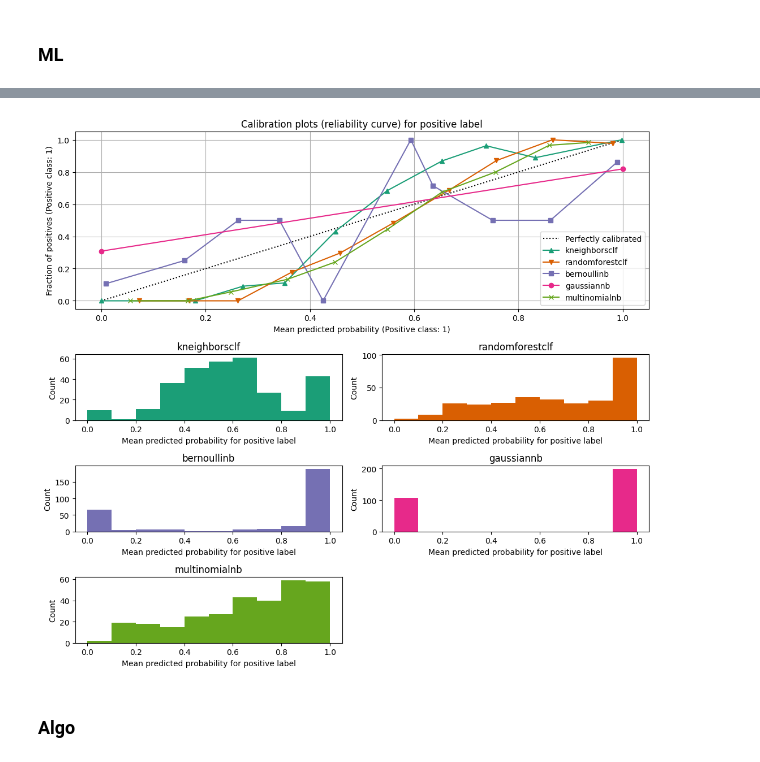
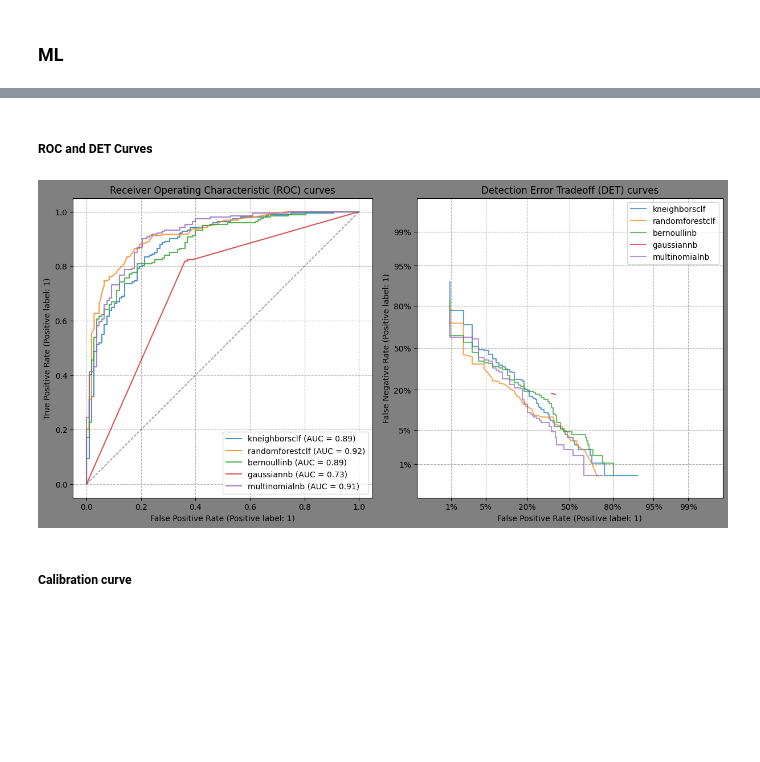
Before and after one commit to Rodrigo-Pedreira/ECM514_CD, a Jupyter notebook: refactored.ipynb, the cells around one changed output, grey strips where cells are left out. Cells and saved outputs as stored; diff of their text form; code cells hidden in the pictures; blank space fills up the shorter version.

Commit message:
pos-ml model application

```diff
--- a/refactored.ipynb
+++ b/refactored.ipynb
@@ -1649,8 +1695,8 @@ def pre_ml_task(
 
     return game
 # %%
-# Run the pre machine learning tasks
-game: Game = pre_ml_task("F1 Manager 2024", "2591280")
+# Run the pre machine learning task
+# game: Game = pre_ml_task("F1 Manager 2024", "2591280")
 # game: Game = pre_ml_task("Trials Fusion", "245490")
 # %% [output]
 [11/12/24 17:34:10] INFO     Pickle file ./saved_data/2591280/game.pkl loaded                      ]8;id=807393;file://C:\Users\Rodrigo\AppData\Local\Temp\ipykernel_12808\1792245832.py\1792245832.py]8 ...
@@ -1716,3 +1757,35 @@ Different metrics for the trained models
+# %% [markdown]
+##### ROC and DET Curves
+# %%
+def show_roc_det_curves(game: Game, models_gs: dict[str, Any], use_test_split: bool = False):
+    if use_test_split:
+        X_train, X_test, y_train, y_test = split_data(game, random_state=game.random_state)
+    else:
+        X_test = game.df["words"].str.join(" ").to_numpy()
+        y_test = game.df["label"].to_numpy(dtype="int")
+
+    fig,(ax_roc, ax_det) = plt.subplots(1,2,figsize=(12, 6), layout="constrained", facecolor="grey")
+
+    for name, model in models_gs.items():
+        m = model.best_estimator_ if isinstance(model, GridSearchCV) else model
+        RocCurveDisplay.from_estimator(m, X_test, y_test, name=name, ax=ax_roc, alpha=0.8)
+        DetCurveDisplay.from_estimator(m, X_test, y_test, name=name, ax=ax_det, alpha=0.7)
+
+    ax_roc.plot([0, 1], [0, 1], "k--", lw=1, alpha=0.5)
+    ax_roc.axis("square")
+    ax_roc.set_title("Receiver Operating Characteristic (ROC) curves")
+    ax_det.set_title("Detection Error Tradeoff (DET) curves")
+    ax_det.legend(loc="upper right")
+
+    ax_roc.grid(linestyle="--")
+    ax_det.grid(linestyle="--")
+    fig.show(warn=False)
+# %%
+show_roc_det_curves(game, models_gs)
+# %% [output]
+[figure, added]
+# %% [markdown]
+##### Calibration curve
 # %%
 def show_calibration_curve_task(game: Game, models_gs: dict[str, Any]):
     X_train, X_test, y_train, y_test = split_data(game, random_state=game.random_state)
@@ -1759,8 +1832,3 @@ def show_calibration_curve_task(game: Game, models_gs: dict[str, Any]):
 
     plt.tight_layout()
     plt.show()
-show_calibration_curve_task(game, models_gs)
-# %% [output]
-[figure, removed]
-# %% [markdown]
-### Algo
```
Also changed, not shown: parts of 22 cells of this notebook.
